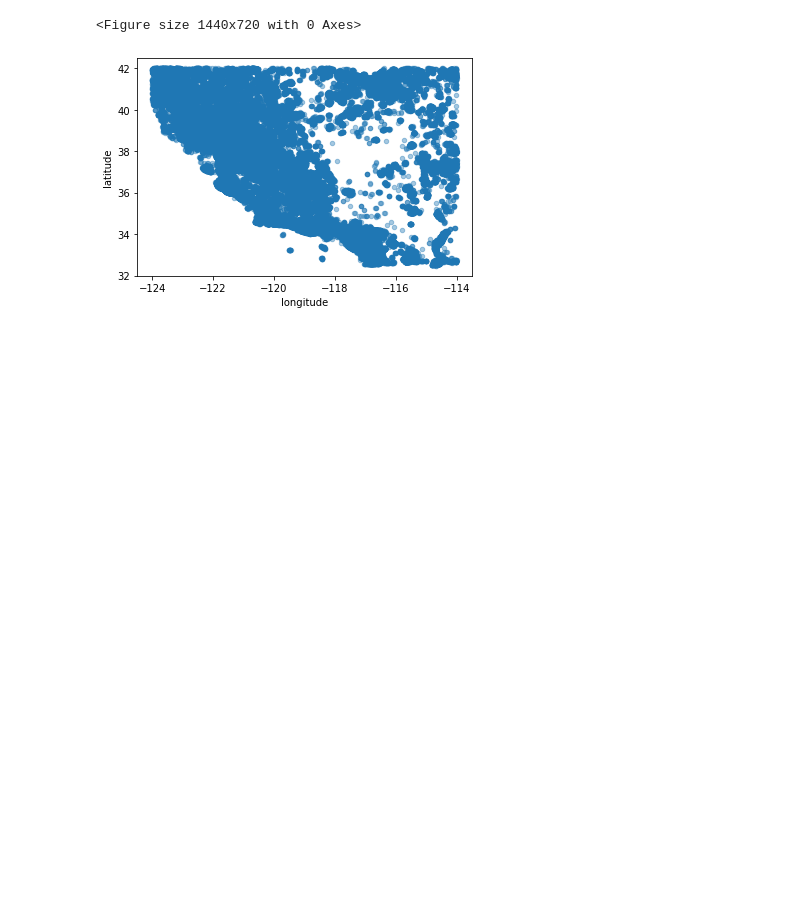
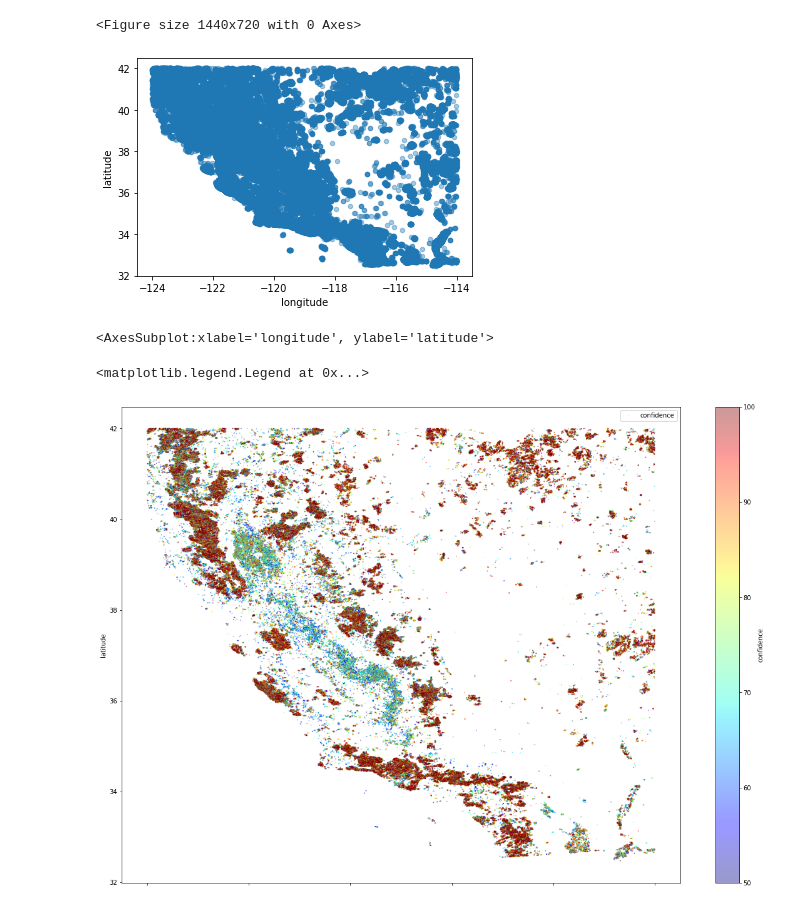
Before and after one commit to prodramp/wildfire, a Jupyter notebook: dataset/wildfire-view-matplotlib.ipynb, the cells around one changed output. Drawn from its saved outputs; the diff is of its cells as text; code cells hidden in the pictures; blank space fills up the shorter version.

```diff
--- a/dataset/wildfire-view-matplotlib.ipynb
+++ b/dataset/wildfire-view-matplotlib.ipynb
@@ -61,11 +63,15 @@ plt.show()
 # %%
 df.plot(kind="scatter", x="longitude", y="latitude",
     s=df['confidence']/100, label="confidence",
     c="confidence", cmap=plt.get_cmap("jet"),
-    colorbar=True, alpha=0.4, figsize=(10,7),
+    colorbar=True, alpha=0.4, figsize=(20,14),
 )
 plt.legend()
 plt.show()
+# %% [output]
+<AxesSubplot:xlabel='longitude', ylabel='latitude'>
+<matplotlib.legend.Legend at 0x...>
+[figure, added]
 # %% [markdown]
 ### Here is the california map to use as the base image and wildfire data will be laid over the map ###
 ![California](https://github.com/prodramp/wildfire/blob/main/dataset/california.png?raw=true)
```
Also changed, not shown: parts of 3 cells of this notebook, 6 other files.
